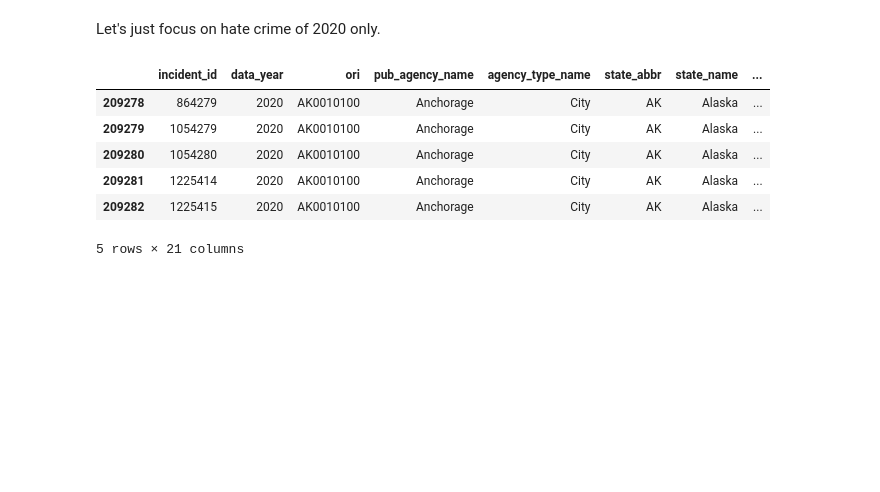
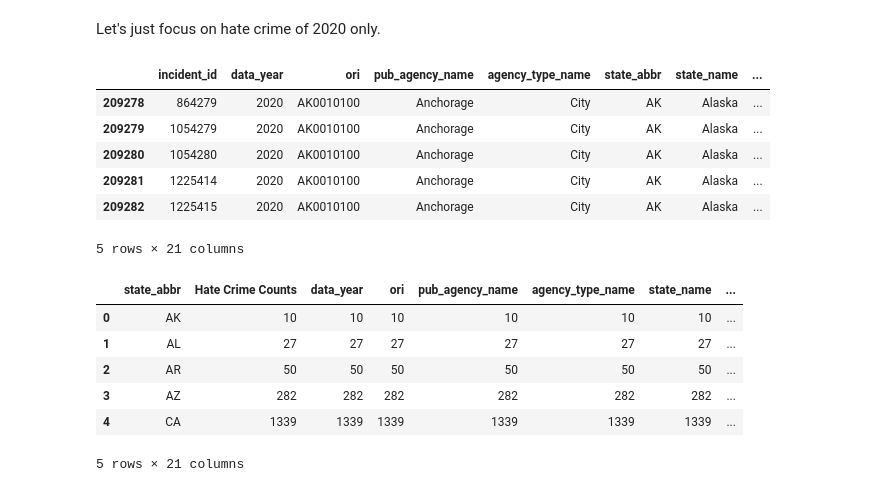
Before and after one commit to Yogi-DS/Portfolio-Projects, a Jupyter notebook: Hate Crime in US/hate-crime-analysis.ipynb, the cells around one changed output. Cells and saved outputs as stored; diff of their text form; code cells hidden in the pictures; blank space fills up the shorter version.

```diff
--- a/Hate Crime in US/hate-crime-analysis.ipynb
+++ b/Hate Crime in US/hate-crime-analysis.ipynb
@@ -118,3 +118,16 @@ df2020.head()
 | 209281 | 1225414 | 2020 | AK0010100 | Anchorage | City | AK | Alaska | ... |
 | 209282 | 1225415 | 2020 | AK0010100 | Anchorage | City | AK | Alaska | ... |
 5 rows × 21 columns
+# %%
+df_by_states = df2020.groupby(['state_abbr']).count().reset_index()
+df_by_states.rename(columns = {'incident_id':'Hate Crime Counts'}, inplace = True)
+# %%
+df_by_states.head()
+# %% [output]
+|  | state_abbr | Hate Crime Counts | data_year | ori | pub_agency_name | agency_type_name | state_name | ... |
+| 0 | AK | 10 | 10 | 10 | 10 | 10 | 10 | ... |
+| 1 | AL | 27 | 27 | 27 | 27 | 27 | 27 | ... |
+| 2 | AR | 50 | 50 | 50 | 50 | 50 | 50 | ... |
+| 3 | AZ | 282 | 282 | 282 | 282 | 282 | 282 | ... |
+| 4 | CA | 1339 | 1339 | 1339 | 1339 | 1339 | 1339 | ... |
+5 rows × 21 columns
```
Also changed, not shown: parts of 1 cell of this notebook, 1 other file.
